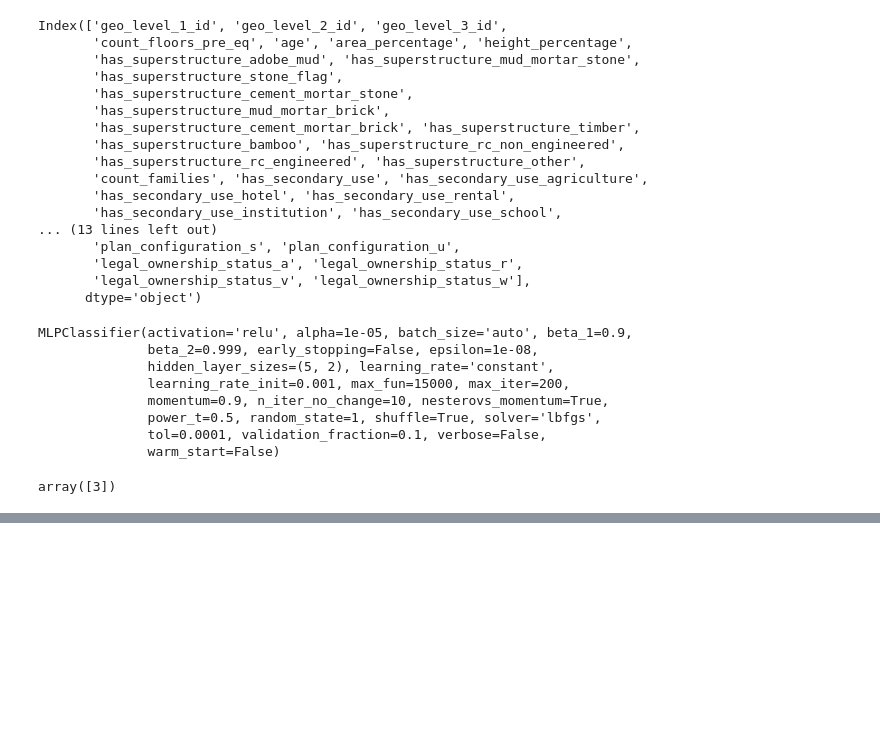
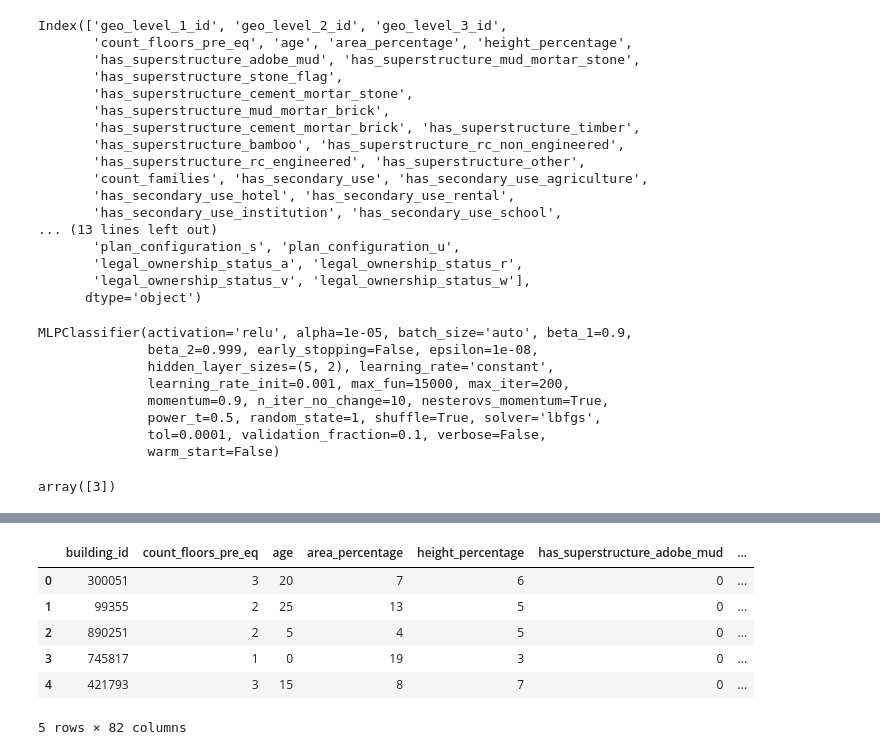
Before and after one commit to Thabby07/richter-predictor, a Jupyter notebook: TFM_Entrenamiento_Modelo.ipynb, the cells around one changed output, grey strips where cells are left out. Drawn from its saved outputs; the diff is of its cells as text; code cells hidden in the pictures; blank space fills up the shorter version.

```diff
--- a/TFM_Entrenamiento_Modelo.ipynb
+++ b/TFM_Entrenamiento_Modelo.ipynb
@@ -769,0 +903,40 @@ array([3])
+# %%
+# Extract GEO-Embeds for all test data points.
+# Then assign with test_data
+
+out = []
+for dat in geo3[260601:]:
+    layer_output = get_int_layer_output([[dat]])[0]
+    out.append(layer_output)
+
+out = np.array(out)
+out = np.squeeze(out)
+
+test_data = pd.get_dummies(test_x.copy())
+test_data = test_data.drop(['geo_level_1_id', 'geo_level_2_id', 'geo_level_3_id'], axis=1)
+test_data = test_data.assign(geo_feat1=out[:,0],
+                             geo_feat2=out[:,1],
+                             geo_feat3=out[:,2],
+                             geo_feat4=out[:,3],
+                             geo_feat5=out[:,4],
+                             geo_feat6=out[:,5],
+                             geo_feat7=out[:,6],
+                             geo_feat8=out[:,7],
+                             geo_feat9=out[:,8],
+                             geo_feat10=out[:,9],
+                             geo_feat11=out[:,10],
+                             geo_feat12=out[:,11],
+                             geo_feat13=out[:,12],
+                             geo_feat14=out[:,13],
+                             geo_feat15=out[:,14],
+                             geo_feat16=out[:,15])
+# %%
+test_data.head()
+# %% [output]
+|  | building_id | count_floors_pre_eq | age | area_percentage | height_percentage | has_superstructure_adobe_mud | ... |
+| 0 | 300051 | 3 | 20 | 7 | 6 | 0 | ... |
+| 1 | 99355 | 2 | 25 | 13 | 5 | 0 | ... |
+| 2 | 890251 | 2 | 5 | 4 | 5 | 0 | ... |
+| 3 | 745817 | 1 | 0 | 19 | 3 | 0 | ... |
+| 4 | 421793 | 3 | 15 | 8 | 7 | 0 | ... |
+5 rows × 82 columns
```
Also changed, not shown: parts of 22 cells of this notebook.
